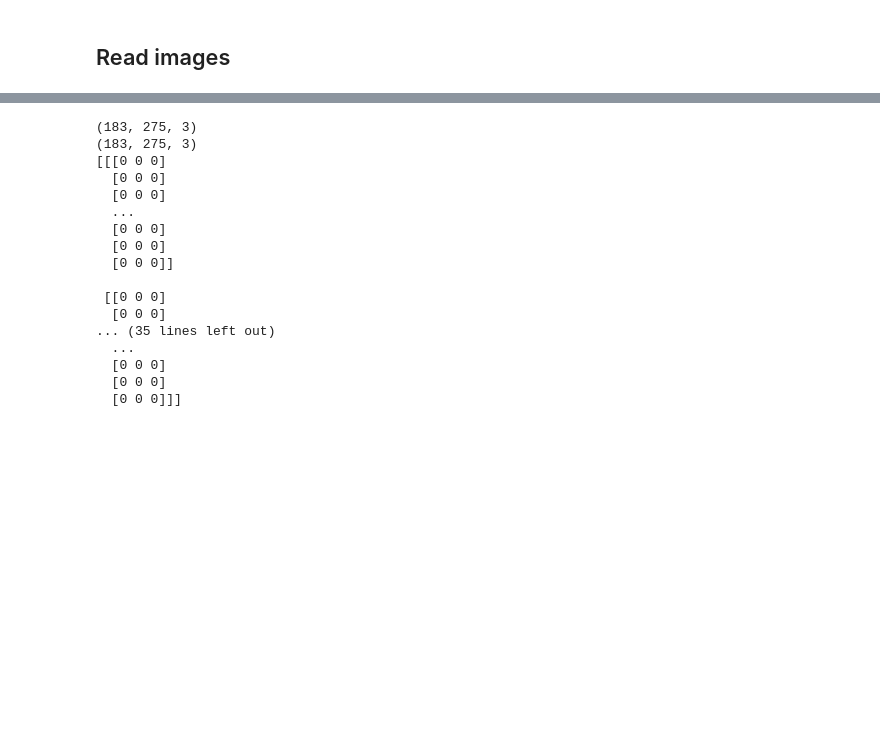
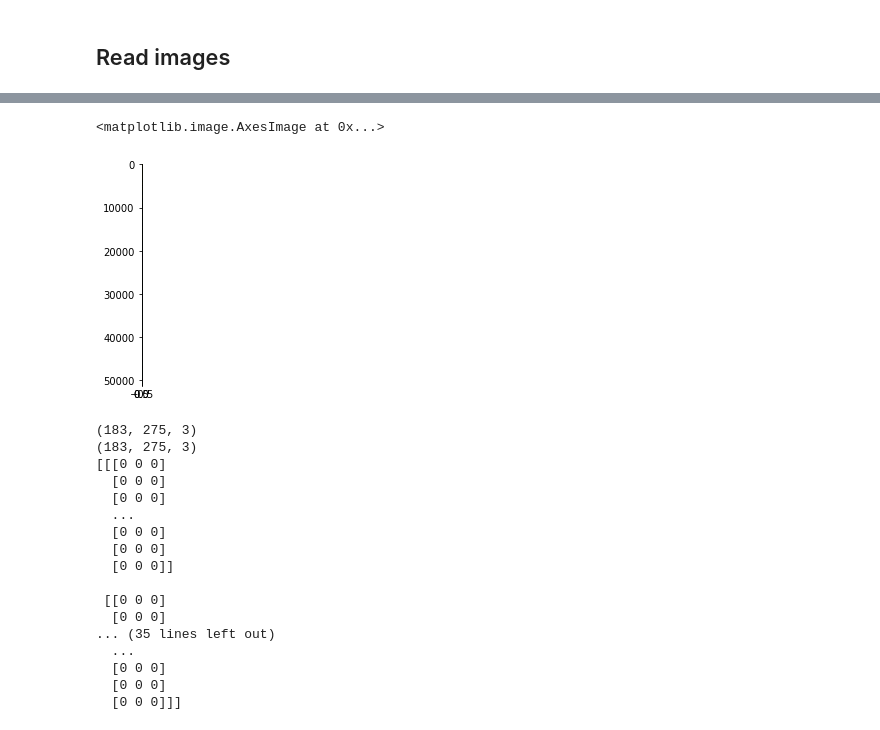
Before and after one commit to JonHidlePedersen/Master-thesis-Jon-Hidle-Pedersen, a Jupyter notebook: Kode/Split_and_sort_tiles.ipynb, the cells around one changed output, grey strips where cells are left out. Drawn from its saved outputs; the diff is of its cells as text; code cells hidden in the pictures; blank space fills up the shorter version.

```diff
--- a/Kode/Split_and_sort_tiles.ipynb
+++ b/Kode/Split_and_sort_tiles.ipynb
@@ -356,3 +416,17 @@ NameError: name 'mis_geometry_mjosen' is not defined
+# %%
+from sklearn.decomposition import PCA
+pca = PCA(.95)
+X = im.reshape(-1, 3)
+pca.fit(X)
+pca.explained_variance_ratio_
+
+
+img_transformed = pca.transform(X)
+
+plt.imshow(img_transformed)
+# %% [output]
+<matplotlib.image.AxesImage at 0x...>
+[figure, added]
 # %%
 from PIL import ImageEnhance
 from PIL import Image
```
Also changed, not shown: parts of 19 cells of this notebook, 3 other files.
